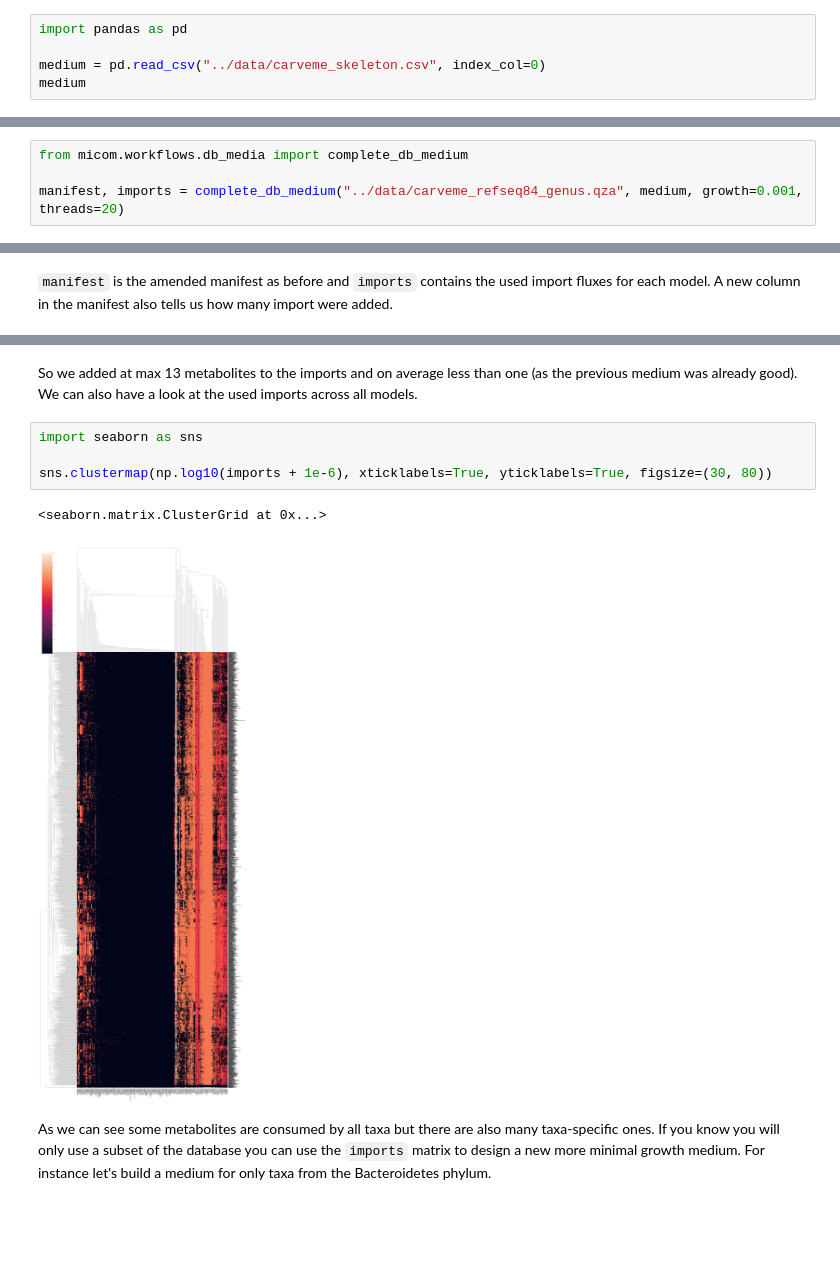
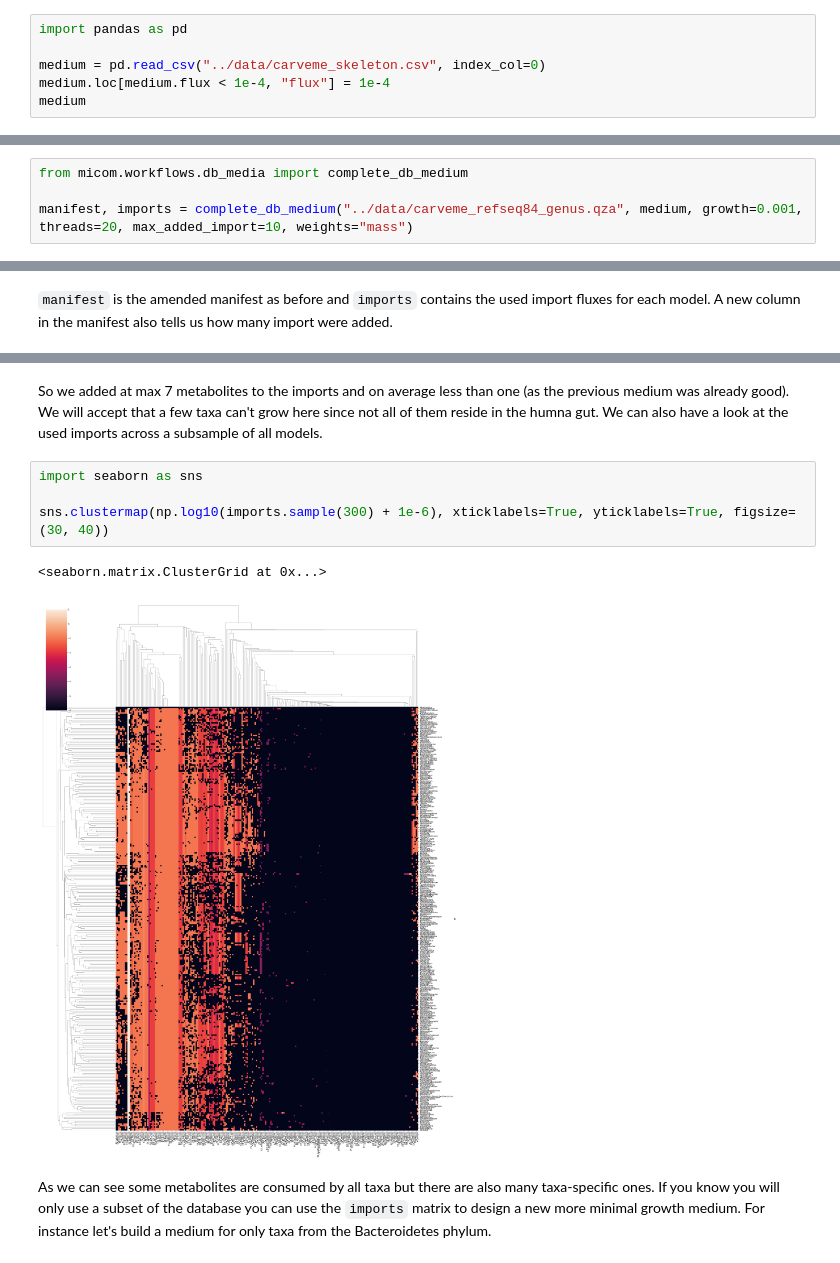
Before and after one commit to micom-dev/media, a Jupyter notebook: recipes/carveme.ipynb, the cells around one changed output, grey strips where cells are left out. Saved outputs shown, nothing was run; the diff lists cells and outputs as text; blank space fills up the shorter version.

```diff
--- a/recipes/carveme.ipynb
+++ b/recipes/carveme.ipynb
@@ -10,6 +10,7 @@ We can take a look by reading it using micom.
 import pandas as pd
 
 medium = pd.read_csv("../data/carveme_skeleton.csv", index_col=0)
+medium.loc[medium.flux < 1e-4, "flux"] = 1e-4
 medium
 # %% [output]
 |  | reaction | metabolite | global_id | flux | dilution | keggId | casRegistry |
@@ -77,5 +76,5 @@ Sometimes you may start from a few componenents and will want to complete this s
 # %%
 from micom.workflows.db_media import complete_db_medium
 
-manifest, imports = complete_db_medium("../data/carveme_refseq84_genus.qza", medium, growth=0.001, threads=20)
+manifest, imports = complete_db_medium("../data/carveme_refseq84_genus.qza", medium, growth=0.001, threads=20, max_added_import=10, weights="mass")
 # %% [output]
@@ -97,12 +100,12 @@ Name: added, dtype: float64
 # %% [markdown]
-So we added at max 13 metabolites to the imports and on average less than one (as the previous medium was already good). We can also have a look at the used imports across all models.
+So we added at max 7 metabolites to the imports and on average less than one (as the previous medium was already good). We will accept that a few taxa can't grow here since not all of them reside in the humna gut. We can also have a look at the used imports across a subsample of all models.
 # %%
 import seaborn as sns
 
-sns.clustermap(np.log10(imports + 1e-6), xticklabels=True, yticklabels=True, figsize=(30, 80))
+sns.clustermap(np.log10(imports.sample(300) + 1e-6), xticklabels=True, yticklabels=True, figsize=(30, 40))
 # %% [output]
 <seaborn.matrix.ClusterGrid at 0x...>
-[figure, old version]
+[figure, new version]
 # %% [markdown]
 As we can see some metabolites are consumed by all taxa but there are also many taxa-specific ones. If you know you will only use a subset of the database you can use the `imports` matrix to design a new more minimal growth medium. For instance let's build a medium for only taxa from the Bacteroidetes phylum.
 # %%
```
Also changed, not shown: parts of 11 cells of this notebook, 5 other files.
